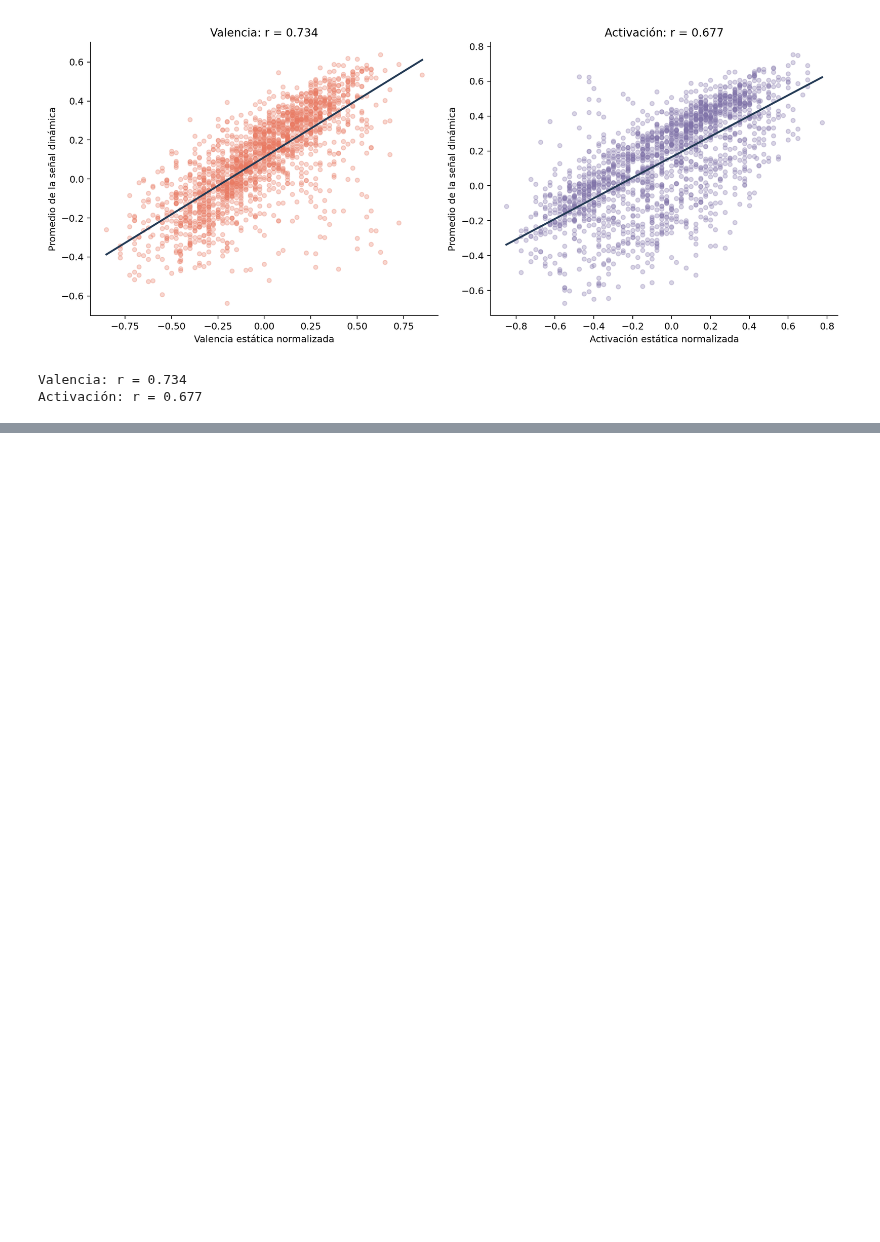
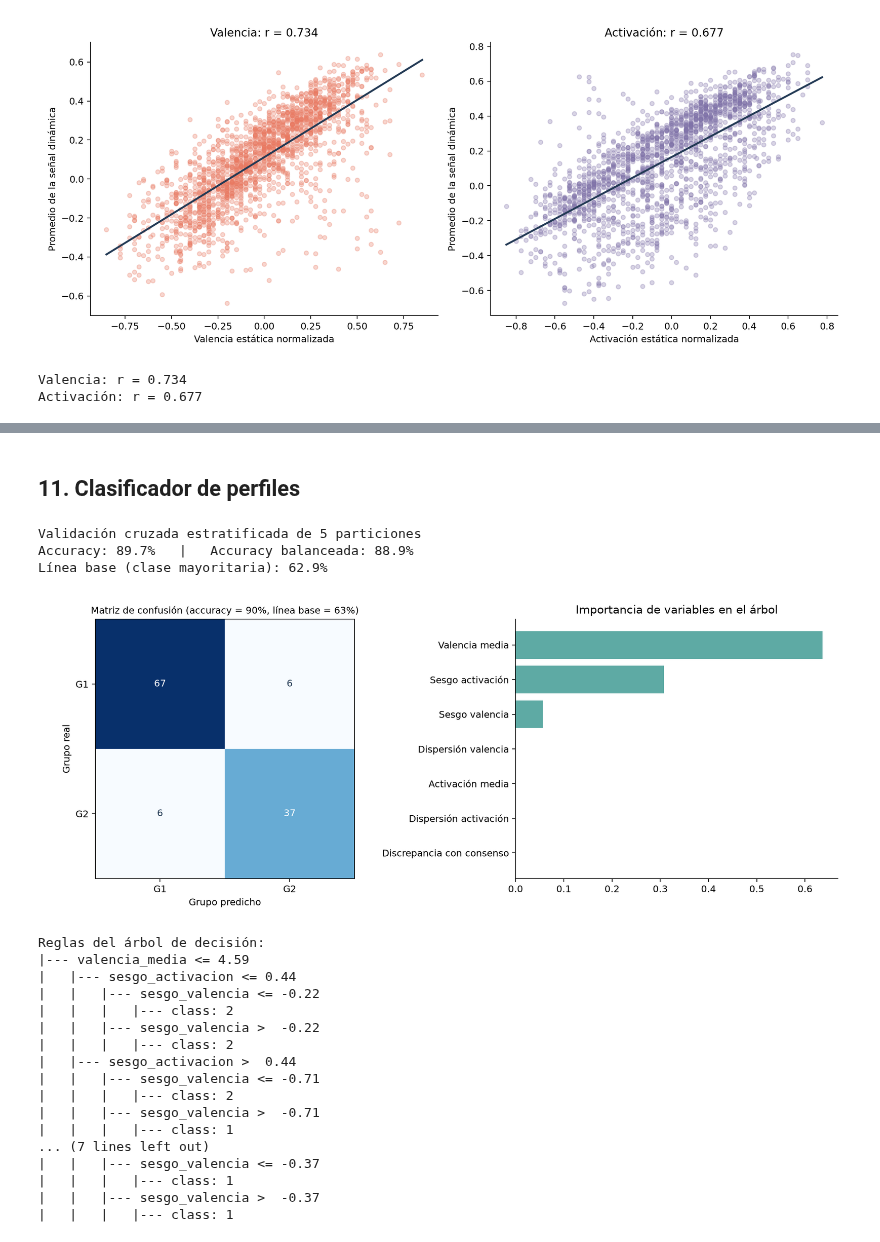
Before and after one commit to alejandramartinezhenao/MCD_recomendador_musical_prt, a Jupyter notebook: analisis_deam_resultados_presentacion.ipynb, the cells around one changed output, grey strips where cells are left out. Cells and saved outputs as stored; diff of their text form; code cells hidden in the pictures; blank space fills up the shorter version.

```diff
--- a/analisis_deam_resultados_presentacion.ipynb
+++ b/analisis_deam_resultados_presentacion.ipynb
@@ -137,0 +201,32 @@ El archivo suministrado permite reproducir el componente emocional, pero no cont
+# %% [markdown]
+## 11. Clasificador de perfiles
+# %%
+clf = phase1["classifier"]
+print(f"Validación cruzada estratificada de {clf['n_splits']} particiones")
+print(f"Accuracy: {clf['accuracy']:.1%}   |   Accuracy balanceada: {clf['balanced_accuracy']:.1%}")
+print(f"Línea base (clase mayoritaria): {clf['baseline_accuracy']:.1%}")
+display(Image(filename=str(OUTPUT_DIR / "07_clasificador_perfiles.png")))
+print("Reglas del árbol de decisión:")
+print(clf["rules"])
+# %% [output]
+Validación cruzada estratificada de 5 particiones
+Accuracy: 89.7%   |   Accuracy balanceada: 88.9%
+Línea base (clase mayoritaria): 62.9%
+[figure, added]
+Reglas del árbol de decisión:
+|--- valencia_media <= 4.59
+|   |--- sesgo_activacion <= 0.44
+|   |   |--- sesgo_valencia <= -0.22
+|   |   |   |--- class: 2
+|   |   |--- sesgo_valencia >  -0.22
+|   |   |   |--- class: 2
+|   |--- sesgo_activacion >  0.44
+|   |   |--- sesgo_valencia <= -0.71
+|   |   |   |--- class: 2
+|   |   |--- sesgo_valencia >  -0.71
+|   |   |   |--- class: 1
+... (7 lines left out)
+|   |   |--- sesgo_valencia <= -0.37
+|   |   |   |--- class: 1
+|   |   |--- sesgo_valencia >  -0.37
+|   |   |   |--- class: 1
```
Also changed, not shown: parts of 21 cells of this notebook, 21 other files.
